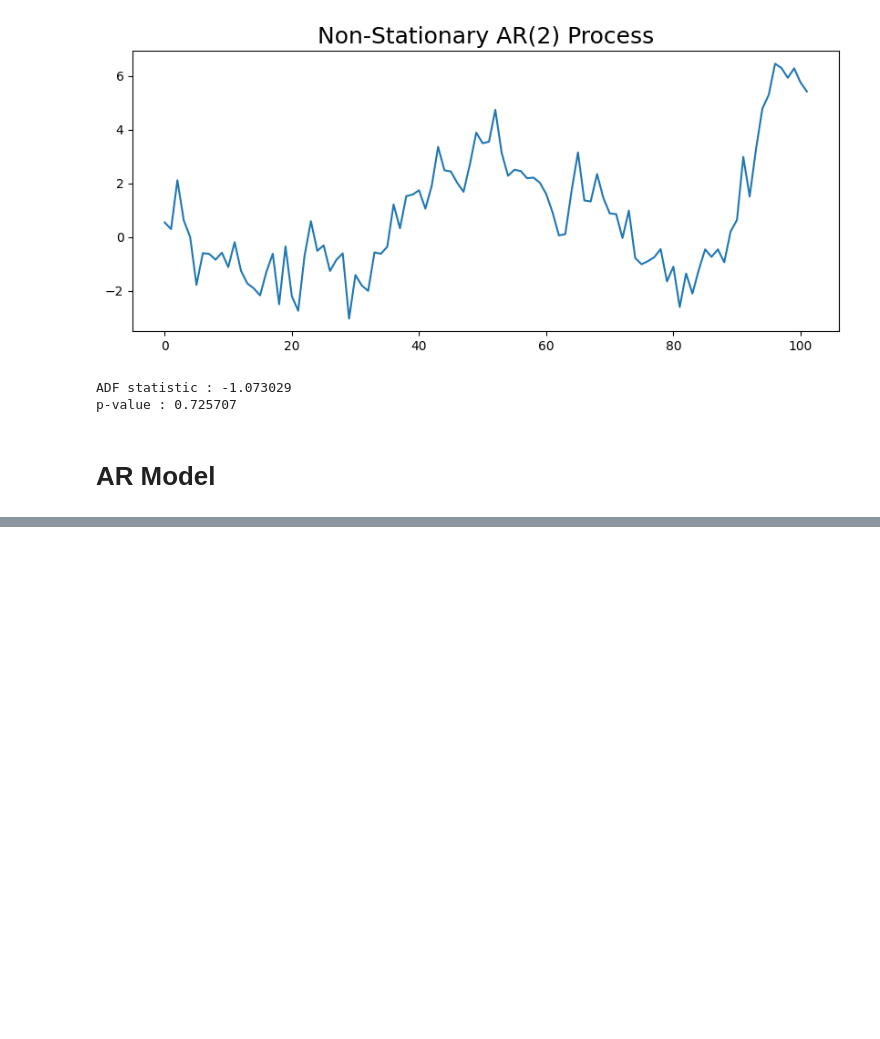
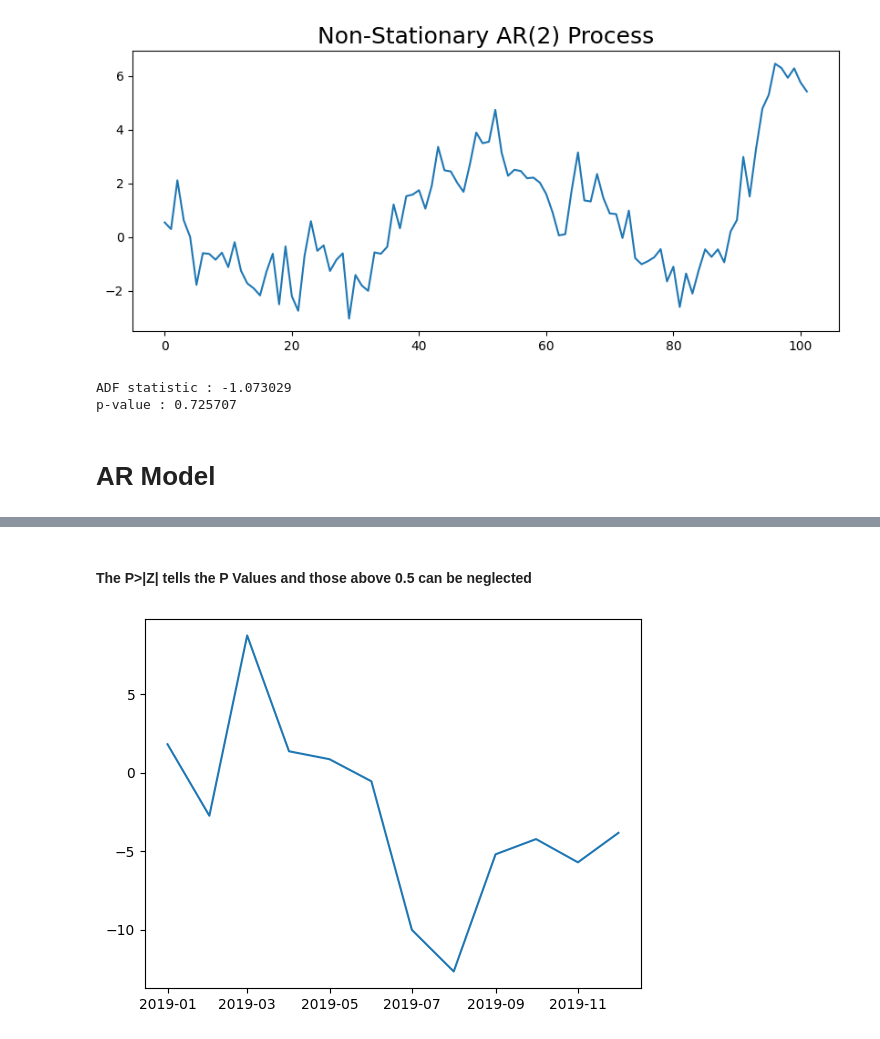
Before and after one commit to crsdvaibhav/notes, a Jupyter notebook: finance/time-series/time-series-1.ipynb, the cells around one changed output, grey strips where cells are left out. Drawn from its saved outputs; the diff is of its cells as text; code cells hidden in the pictures; blank space fills up the shorter version.

```diff
--- a/finance/time-series/time-series-1.ipynb
+++ b/finance/time-series/time-series-1.ipynb
@@ -238,0 +277,3 @@ p-value : 0.725707
+# %%
+start_date = pd.to_datetime('2010-01-01')
+production_ice_cream = production_ice_cream[start_date:]
@@ -238,0 +295,16 @@ p-value : 0.725707
+# %%
+# Training and test sets
+
+train_end = datetime(2018,12,1)
+test_end = datetime(2019,12,1)
+
+train_data = production_ice_cream[:train_end]
+test_data = production_ice_cream[train_end + timedelta(days=1):test_end]
+# %%
+# Fit the AR model
+
+model = ARIMA(train_data, order=(13,0,0))
+start = time()
+model_fit = model.fit()
+end = time()
+print("Model fitting time: ", end-start)
@@ -238,0 +333,15 @@ p-value : 0.725707
+# %% [markdown]
+#### The P>|Z| tells the P Values and those above 0.5 can be neglected
+# %%
+# predictions
+
+pred_start_date = test_data.index[0]
+pred_end_date = test_data.index[-1]
+
+predictions = model_fit.predict(start=pred_start_date, end=pred_end_date)
+residuals = test_data.production - predictions
+# %%
+plt.plot(residuals)
+plt.show()
+# %% [output]
+[figure, added]
```
Also changed, not shown: parts of 14 cells of this notebook.
